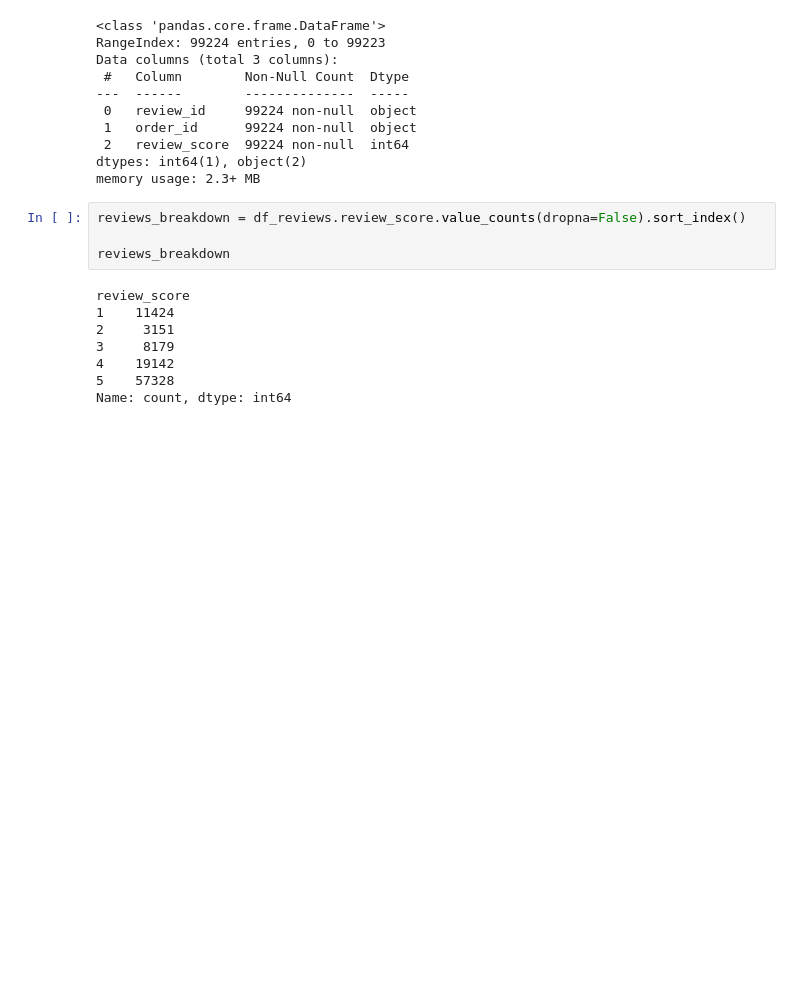
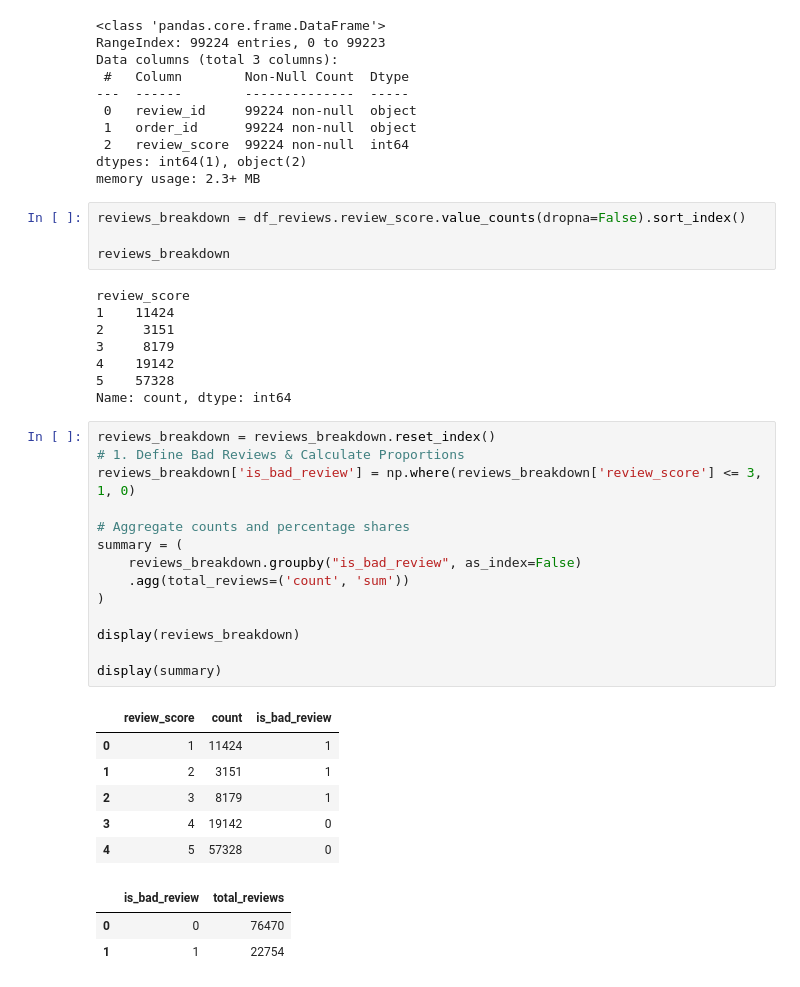
Before and after one commit to powernusa/olist-dbt-portfolio, a Jupyter notebook: explore_data/reviews.ipynb, the cells around one changed output. Drawn from its saved outputs; the diff is of its cells as text; blank space fills up the shorter version.

Commit message:
feat(explore): edit reviews.ipynb

```diff
--- a/explore_data/reviews.ipynb
+++ b/explore_data/reviews.ipynb
@@ -172,3 +172,27 @@ review_score
 4    19142
 5    57328
 Name: count, dtype: int64
+# %%
+reviews_breakdown = reviews_breakdown.reset_index()
+# 1. Define Bad Reviews & Calculate Proportions
+reviews_breakdown['is_bad_review'] = np.where(reviews_breakdown['review_score'] <= 3, 1, 0)
+
+# Aggregate counts and percentage shares
+summary = (
+    reviews_breakdown.groupby("is_bad_review", as_index=False)
+    .agg(total_reviews=('count', 'sum'))
+)
+
+display(reviews_breakdown)
+
+display(summary)
+# %% [output]
+|  | review_score | count | is_bad_review |
+| 0 | 1 | 11424 | 1 |
+| 1 | 2 | 3151 | 1 |
+| 2 | 3 | 8179 | 1 |
+| 3 | 4 | 19142 | 0 |
+| 4 | 5 | 57328 | 0 |
+|  | is_bad_review | total_reviews |
+| 0 | 0 | 76470 |
+| 1 | 1 | 22754 |
```
Also changed, not shown: 1 other file.
